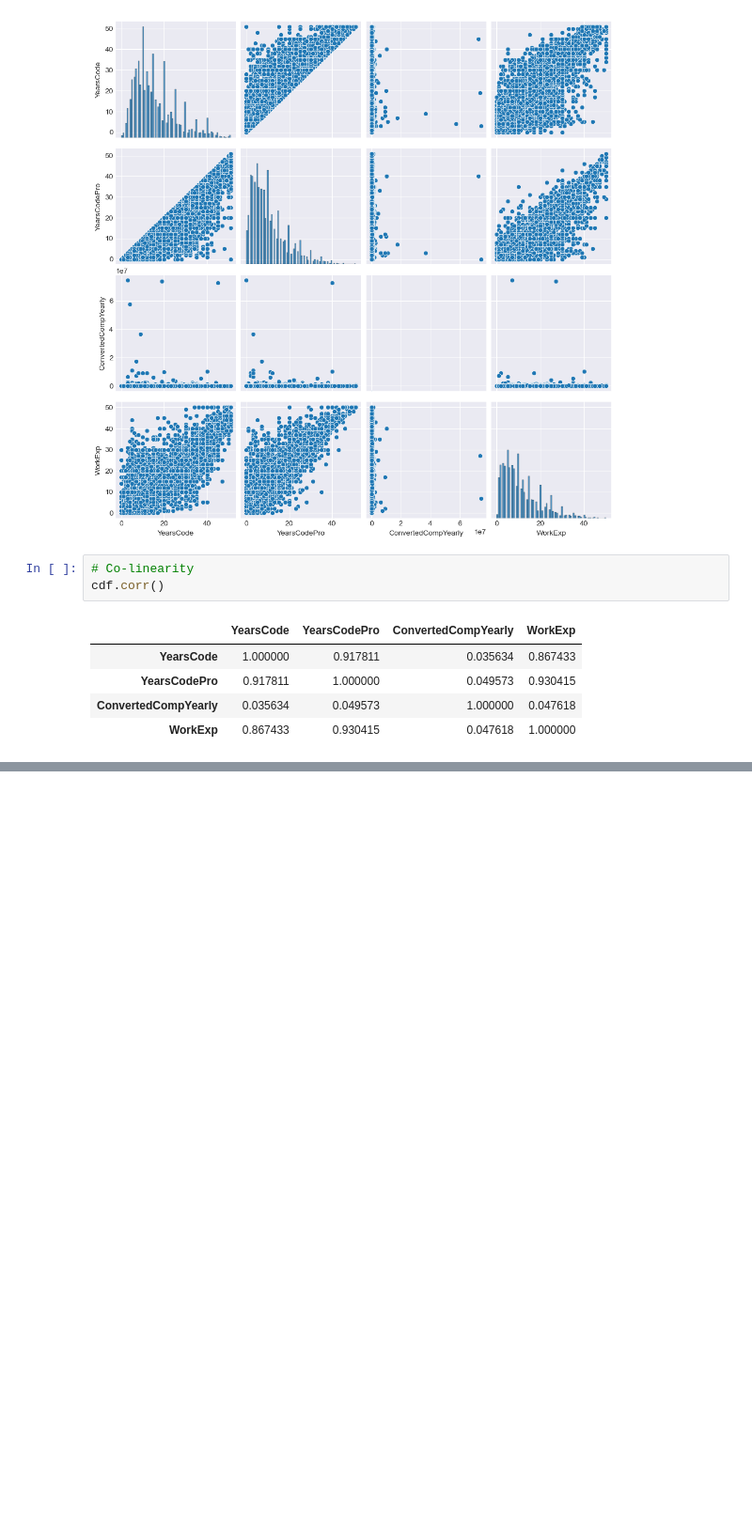
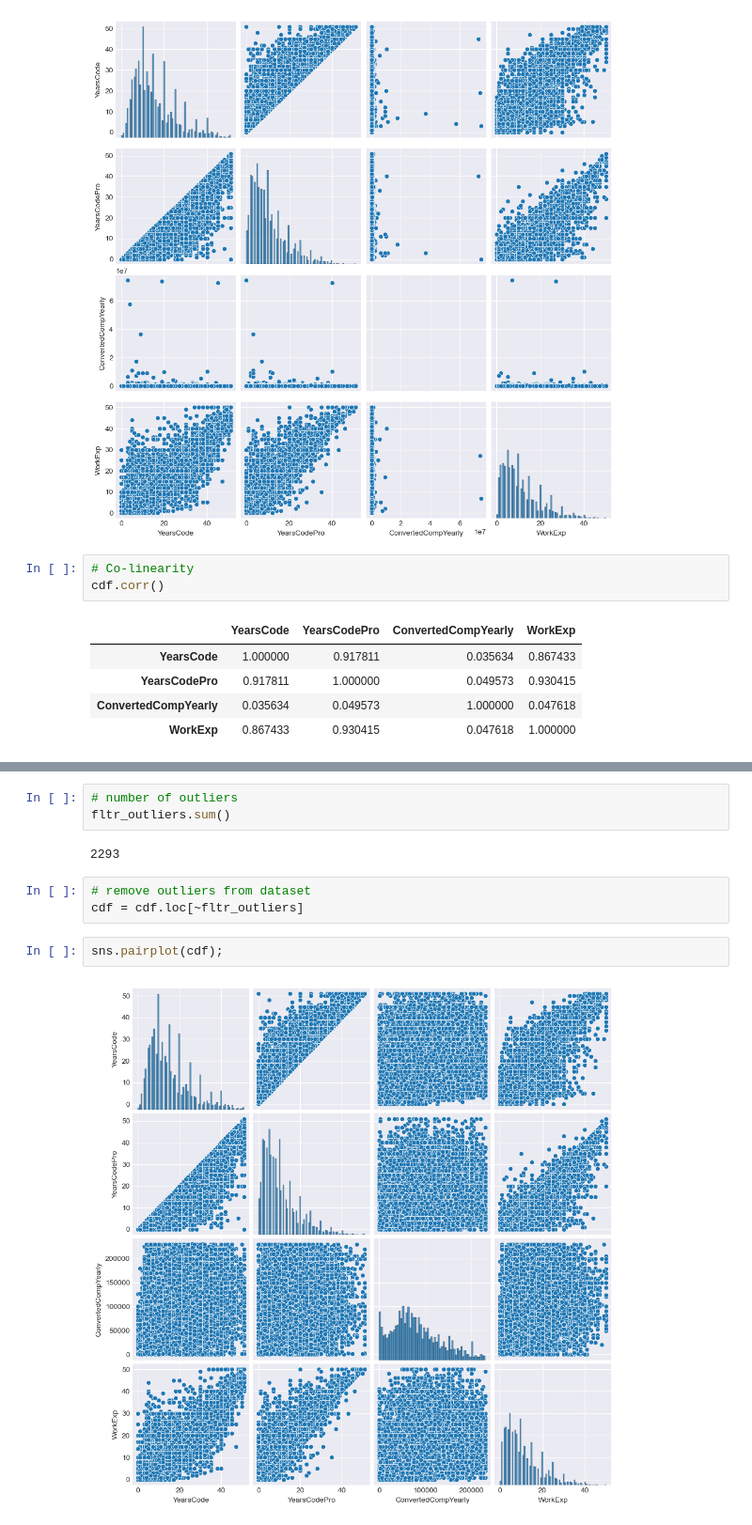
Before and after one commit to smotrova/ReDI_Fall2024_Project, a Jupyter notebook: notebooks/04-ls-exploratory-analysis.ipynb, the cells around one changed output, grey strips where cells are left out. Shown at 94% size. Saved outputs shown, nothing was run; the diff lists cells and outputs as text; blank space fills up the shorter version.

```diff
--- a/notebooks/04-ls-exploratory-analysis.ipynb
+++ b/notebooks/04-ls-exploratory-analysis.ipynb
@@ -91,0 +110,12 @@ cdf.corr()
+# %%
+# number of outliers
+fltr_outliers.sum()
+# %% [output]
+2293
+# %%
+# remove outliers from dataset
+cdf = cdf.loc[~fltr_outliers]
+# %%
+sns.pairplot(cdf);
+# %% [output]
+[figure, added]
```
Also changed, not shown: parts of 27 cells of this notebook, 8 other files.
